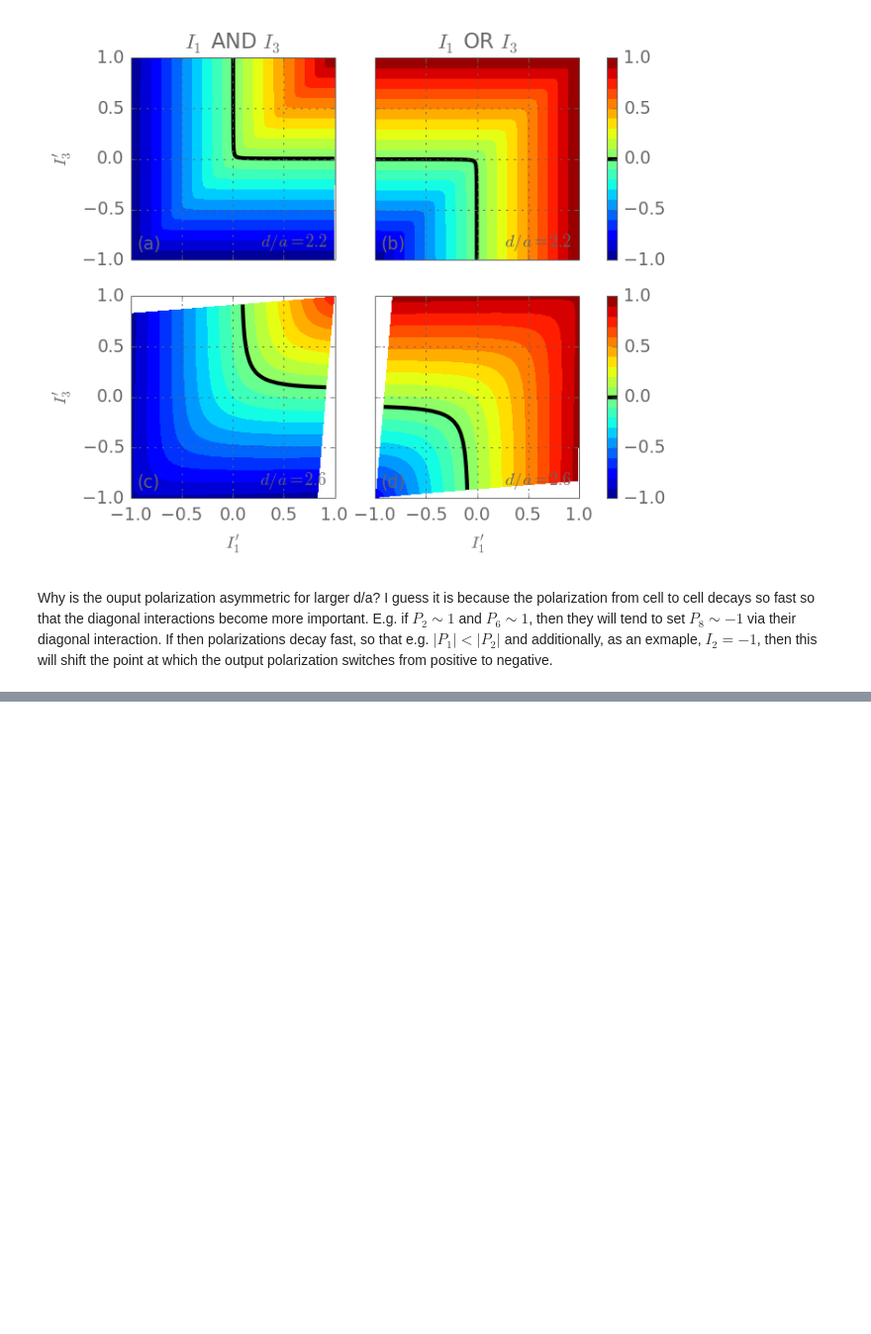
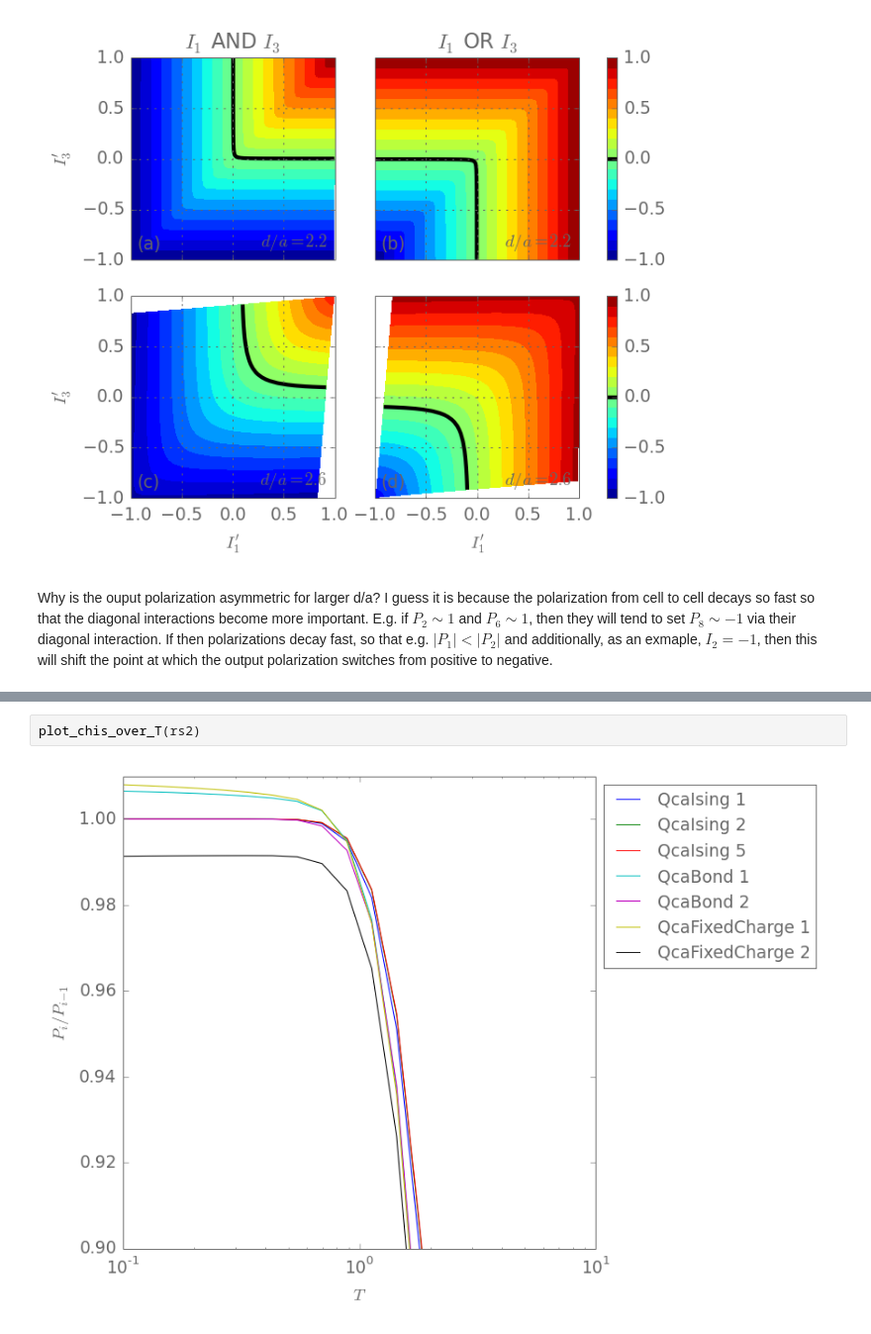
Before and after one commit to meznom/phd_thesis, a Jupyter notebook: notebooks/chapter03.ipynb, the cells around one changed output, grey strips where cells are left out. Shown at 99% size. Saved outputs shown, nothing was run; the diff lists cells and outputs as text; blank space fills up the shorter version.

```diff
--- a/notebooks/chapter03.ipynb
+++ b/notebooks/chapter03.ipynb
@@ -1074,0 +1221,4 @@ Why is the ouput polarization asymmetric for larger d/a? I guess it is because t
+# %%
+plot_chis_over_T(rs2)
+# %% [output]
+[figure, added]
```
Also changed, not shown: parts of 14 cells of this notebook.
